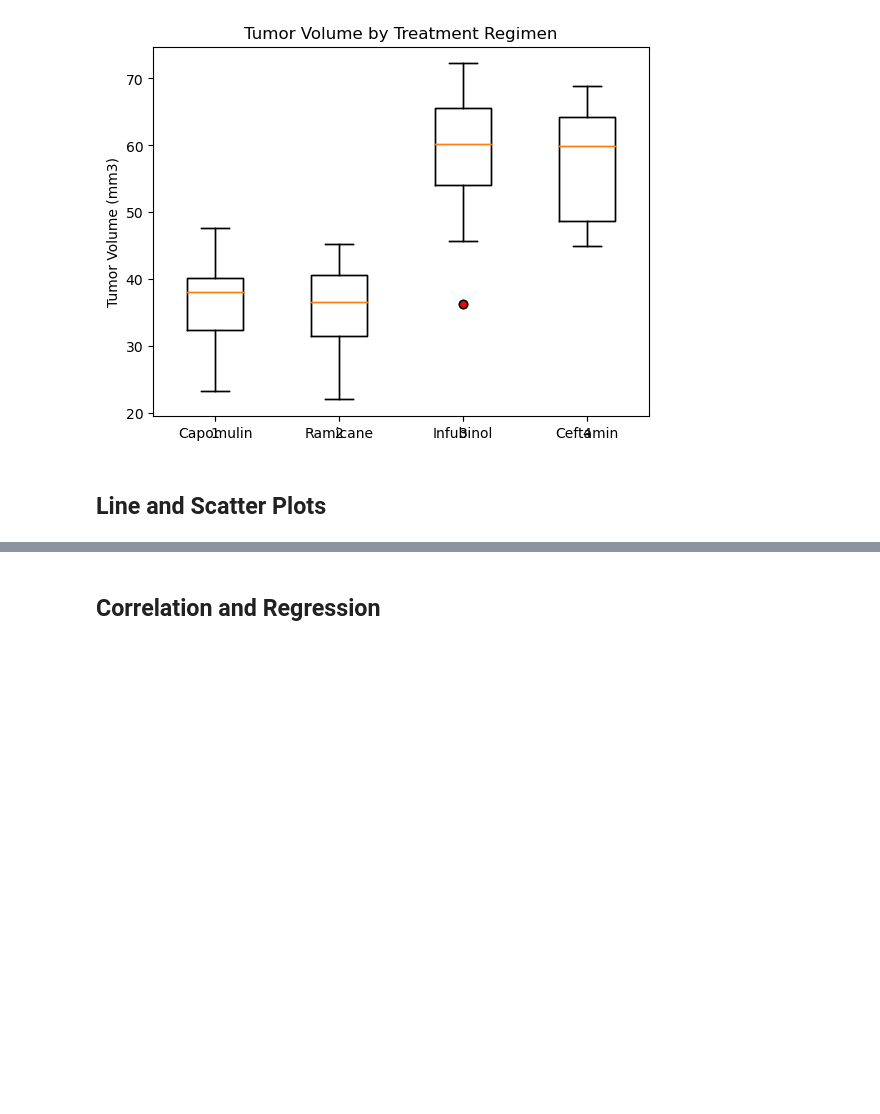
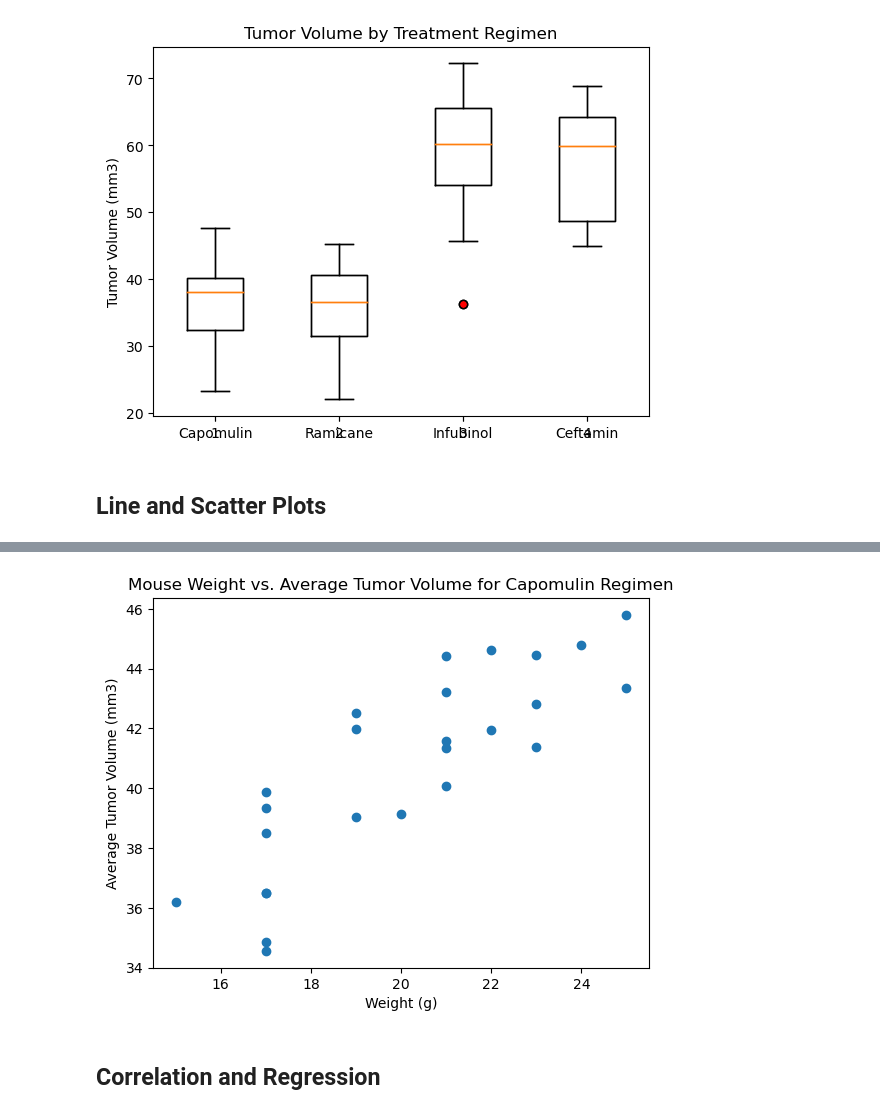
Before and after one commit to Hluu1/Matplotlib-Challenge, a Jupyter notebook: Pymaceuticals/pymaceuticals_starter.ipynb, the cells around one changed output, grey strips where cells are left out. Drawn from its saved outputs; the diff is of its cells as text; code cells hidden in the pictures; blank space fills up the shorter version.

```diff
--- a/Pymaceuticals/pymaceuticals_starter.ipynb
+++ b/Pymaceuticals/pymaceuticals_starter.ipynb
@@ -363,2 +373,29 @@ plt.show()
+# %%
+# Generate a scatter plot of mouse weight vs. the average observed tumor volume for the entire Capomulin regimen
+capomulin_df = merged_df[merged_df["Drug Regimen"] == "Capomulin"]
+
+# Calculate the average tumor volume for each mouse
+avg_tumor_vol = capomulin_df.groupby(["Mouse ID"]).mean()["Tumor Volume (mm3)"]
+
+# Get the weight of each mouse
+mouse_weight = capomulin_df.groupby(["Mouse ID"]).mean()["Weight (g)"]
+
+# Create a dataframe with the above data
+summary_df = pd.DataFrame({"Weight (g)": mouse_weight, "Average Tumor Volume (mm3)": avg_tumor_vol})
+
+# Generate the scatter plot
+plt.scatter(summary_df["Weight (g)"], summary_df["Average Tumor Volume (mm3)"])
+
+# Set the axis labels
+plt.xlabel("Weight (g)")
+plt.ylabel("Average Tumor Volume (mm3)")
+
+# Set the title
+plt.title("Mouse Weight vs. Average Tumor Volume for Capomulin Regimen")
+
+# Display the plot
+plt.show()
+# %% [output]
+[figure, added]
 # %% [markdown]
 ## Correlation and Regression
```
Also changed, not shown: parts of 12 cells of this notebook.
